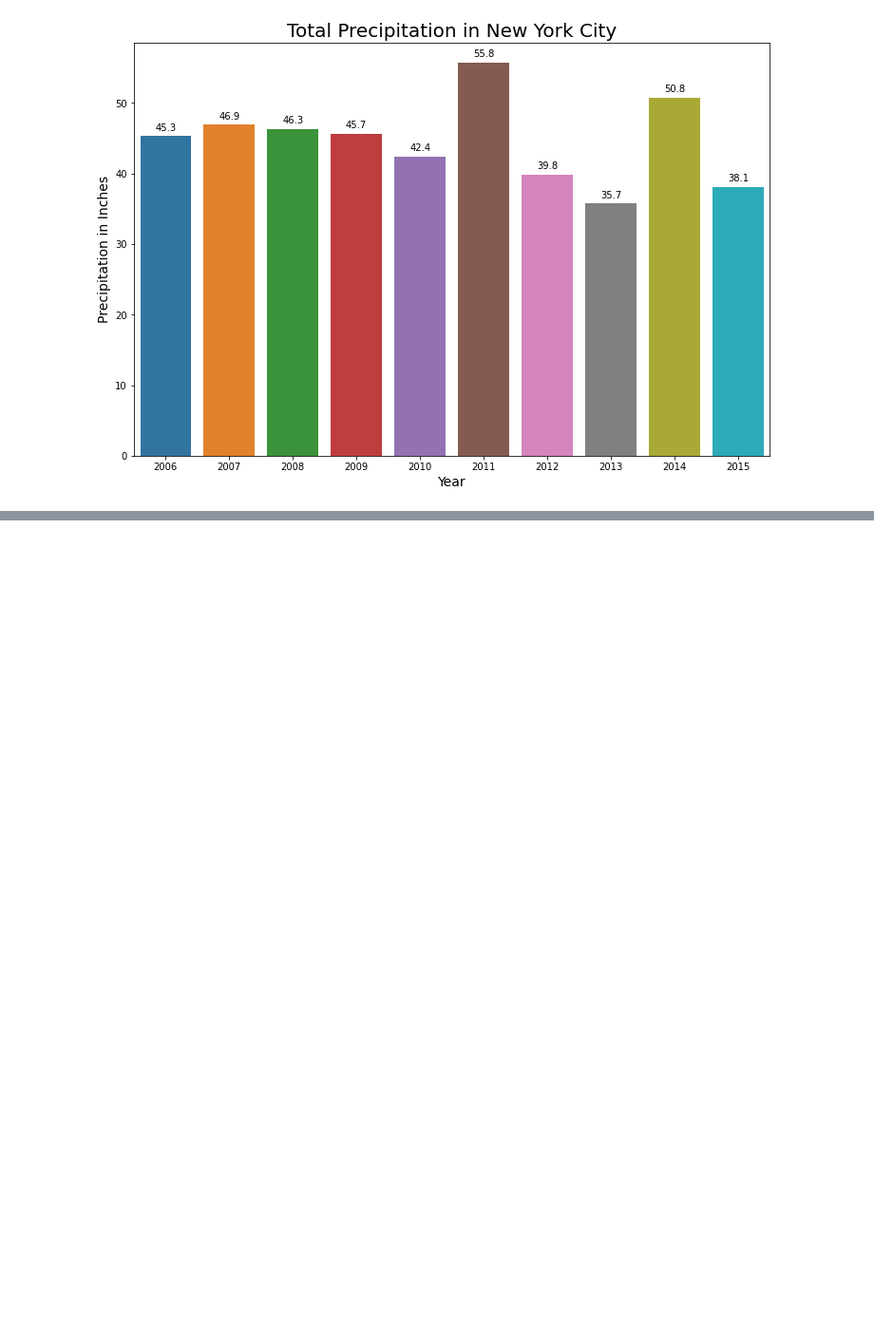
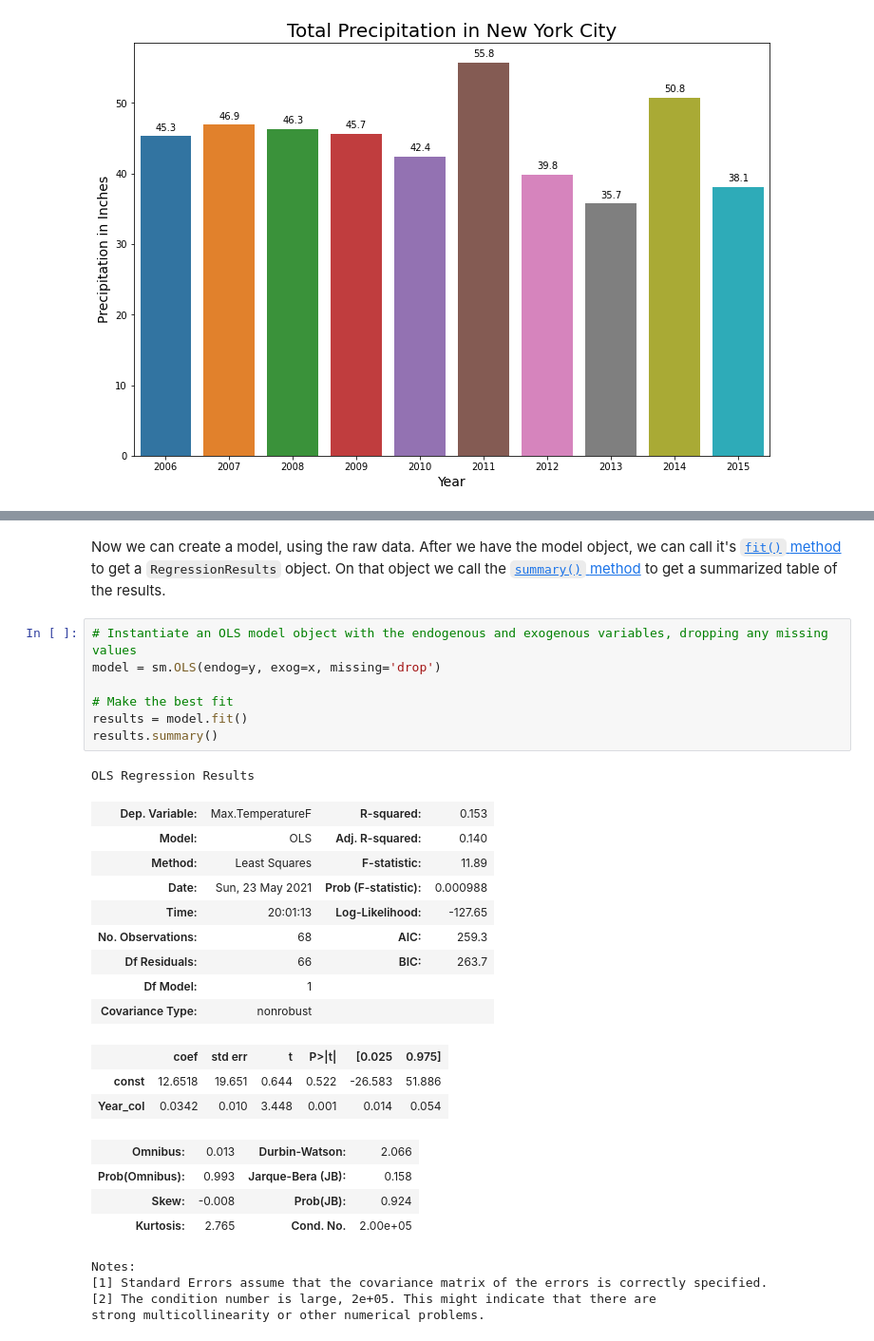
Before and after one commit to jamilnyc/notebooks, a Jupyter notebook: dataframe_visualization.ipynb, the cells around one changed output, grey strips where cells are left out. Shown: that part at 95% size. Saved outputs shown, nothing was run; the diff lists cells and outputs as text; blank space fills up the shorter version.

```diff
--- a/dataframe_visualization.ipynb
+++ b/dataframe_visualization.ipynb
@@ -167,0 +247,31 @@ for bar in g.patches:
+# %% [markdown]
+Now we can create a model, using the raw data. After we have the model object, we can call it's [`fit()` method](https://www.statsmodels.org/stable/generated/statsmodels.regression.linear_model.OLS.fit.html#statsmodels.regression.linear_model.OLS.fit) to get a `RegressionResults` object. On that object we call the [`summary()` method](https://www.statsmodels.org/stable/generated/statsmodels.regression.linear_model.RegressionResults.summary.html#statsmodels.regression.linear_model.RegressionResults.summary) to get a summarized table of the results.
+# %%
+# Instantiate an OLS model object with the endogenous and exogenous variables, dropping any missing values
+model = sm.OLS(endog=y, exog=x, missing='drop')
+
+# Make the best fit
+results = model.fit()
+results.summary()
+# %% [output]
+OLS Regression Results
+| Dep. Variable: | Max.TemperatureF | R-squared: | 0.153 |
+| Model: | OLS | Adj. R-squared: | 0.140 |
+| Method: | Least Squares | F-statistic: | 11.89 |
+| Date: | Sun, 23 May 2021 | Prob (F-statistic): | 0.000988 |
+| Time: | 20:01:13 | Log-Likelihood: | -127.65 |
+| No. Observations: | 68 | AIC: | 259.3 |
+| Df Residuals: | 66 | BIC: | 263.7 |
+| Df Model: | 1 |  |  |
+| Covariance Type: | nonrobust |  |  |
+|  | coef | std err | t | P>|t| | [0.025 | 0.975] |
+| const | 12.6518 | 19.651 | 0.644 | 0.522 | -26.583 | 51.886 |
+| Year_col | 0.0342 | 0.010 | 3.448 | 0.001 | 0.014 | 0.054 |
+| Omnibus: | 0.013 | Durbin-Watson: | 2.066 |
+| Prob(Omnibus): | 0.993 | Jarque-Bera (JB): | 0.158 |
+| Skew: | -0.008 | Prob(JB): | 0.924 |
+| Kurtosis: | 2.765 | Cond. No. | 2.00e+05 |
+Notes:
+[1] Standard Errors assume that the covariance matrix of the errors is correctly specified.
+[2] The condition number is large, 2e+05. This might indicate that there are
+strong multicollinearity or other numerical problems.
```
Also changed, not shown: parts of 10 cells of this notebook, 1 other file.
